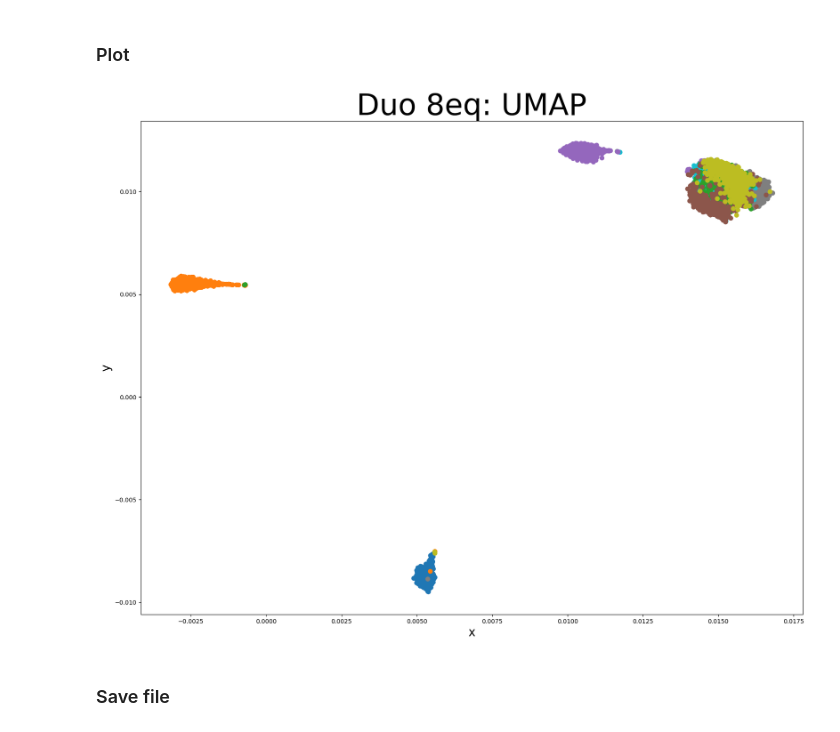
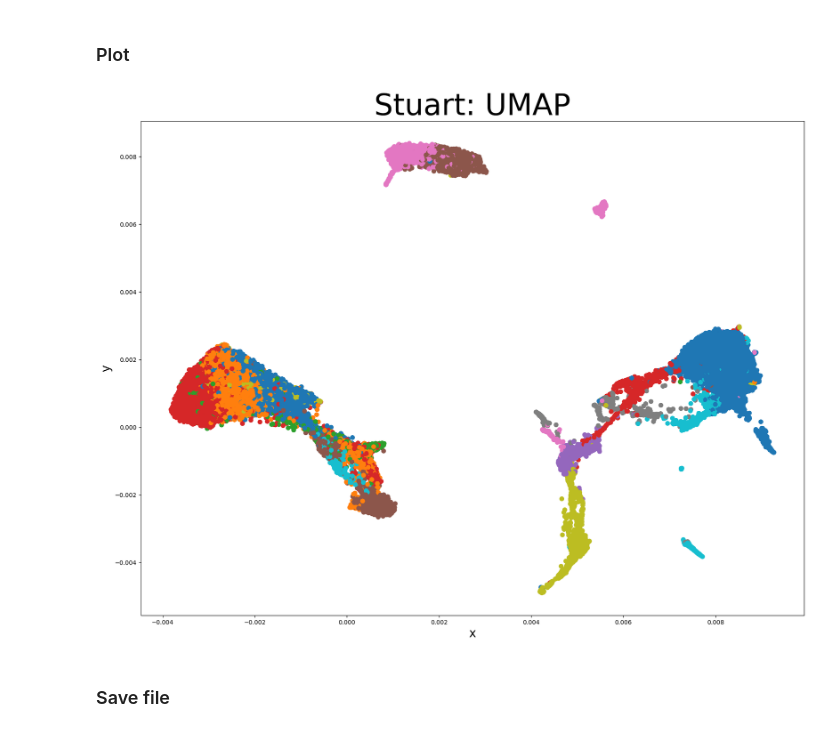
Before and after one commit to corinne-ort/drpaper25, a Jupyter notebook: create_embedding.ipynb, the cells around one changed output. Cells and saved outputs as stored; diff of their text form; code cells hidden in the pictures.

```diff
--- a/create_embedding.ipynb
+++ b/create_embedding.ipynb
@@ -58,3 +75,7 @@ y_train = np.load("data/"+ "8eq_labels.npy")
+# %%
+path = '/Users/corinne/Documents/GitHub/drpaper25/'
+X_train = np.load("data/"+ "seurat_bmnc_rna_70.npy")
+y_train = np.load("data/"+ "stuart_labels.npy")
 # %% [markdown]
 #### Convert text labels to ints ####
 # %%
@@ -94,16 +115,16 @@ y = get_embedding(X_train, "umap")
 # %%
 plt.figure(figsize=(20,15))
 #colors = ['#0517b3','#b16ce6','#03934a','#36b4f7','#980503'] # cell mix
 #colors = ['#17329f','#98034c','#03934a','#6ebac3'] # CAFs
 #mapped_colors = [colors[int(value-1)] for value in y_train]
 #plt.scatter(y[:,0], y[:,1], s = 50, c=mapped_colors)
 plt.scatter(y[:,0], y[:,1], s = 50, c=y_train, cmap='tab10') # RNA
 # tSNE_PCA: \u03B1 = 0.75
-plt.title("Duo 8eq: UMAP", fontsize = 50)
+plt.title("Stuart: UMAP", fontsize = 50)
 plt.xlabel("x", fontsize = 20); plt.ylabel("y", fontsize = 20)
 plt.show()
 # %% [output]
-[figure, old version]
+[figure, new version]
 # %% [markdown]
 ### Save file ###
 # %%
```
Also changed, not shown: parts of 8 cells of this notebook, 4 other files.
